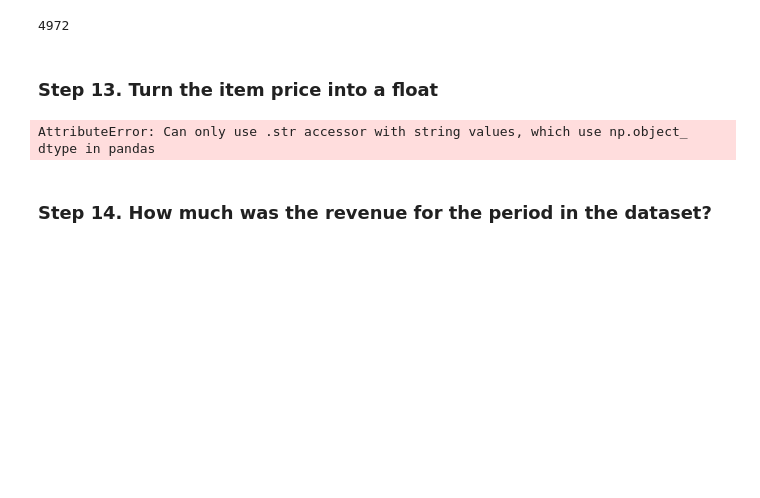
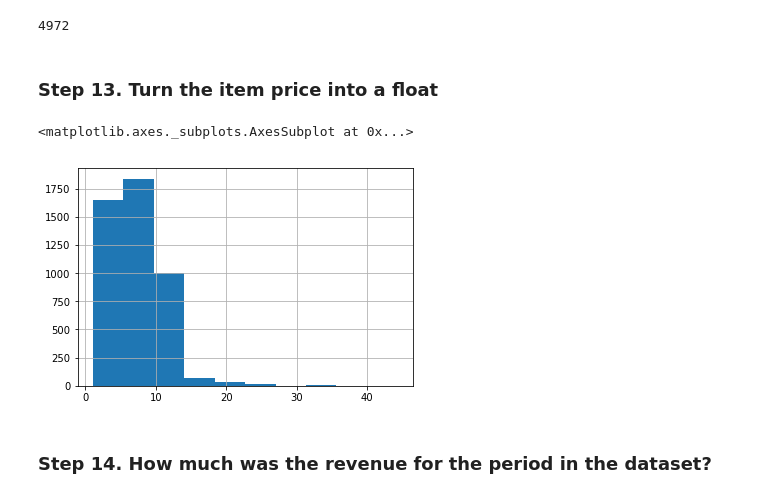
Before and after one commit to djakartatrap/pandas_exercises, a Jupyter notebook: 01_Getting_&_Knowing_Your_Data/Chipotle/Exercises trial1.ipynb, the cells around one changed output. Cells and saved outputs as stored; diff of their text form; code cells hidden in the pictures; blank space fills up the shorter version.

```diff
--- a/01_Getting_&_Knowing_Your_Data/Chipotle/Exercises trial1.ipynb
+++ b/01_Getting_&_Knowing_Your_Data/Chipotle/Exercises trial1.ipynb
@@ -101,9 +101,12 @@ chipo['quantity'].sum()
 # %% [markdown]
 ### Step 13. Turn the item price into a float
 # %%
-chipo['item_price'] = chipo['item_price'].str.extract('([^\$]+)').astype(float, expand=False)
+chipo['item_price_float'] = chipo['item_price'].str.extract('([^\$]+)').astype(float, expand=False)
+%matplotlib inline
+chipo['item_price_float'].hist()
 # %% [output]
-AttributeError: Can only use .str accessor with string values, which use np.object_ dtype in pandas
+<matplotlib.axes._subplots.AxesSubplot at 0x...>
+[figure, added]
 # %% [markdown]
 ### Step 14. How much was the revenue for the period in the dataset?
 # %%
```
Also changed, not shown: parts of 5 cells of this notebook, 1 other file.
